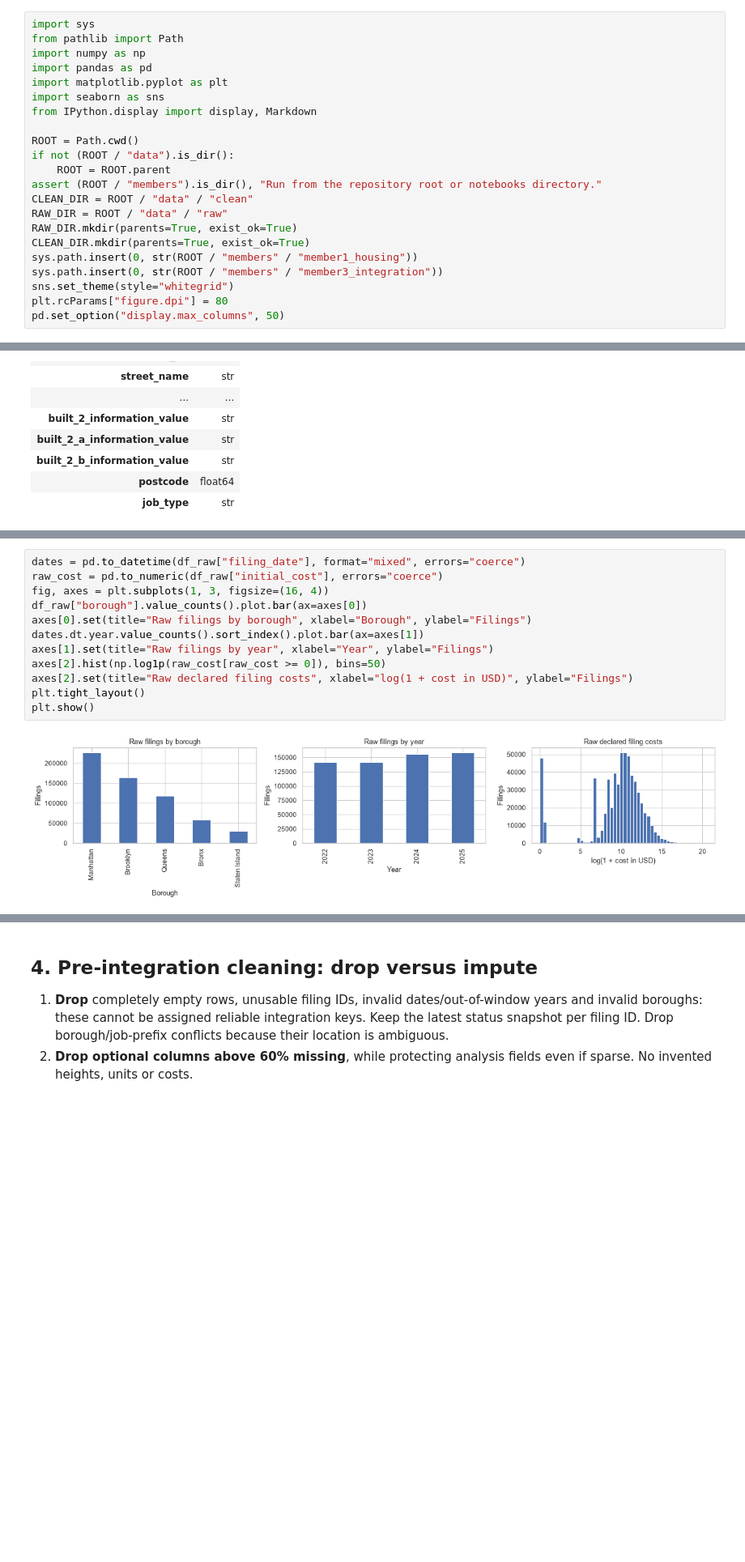
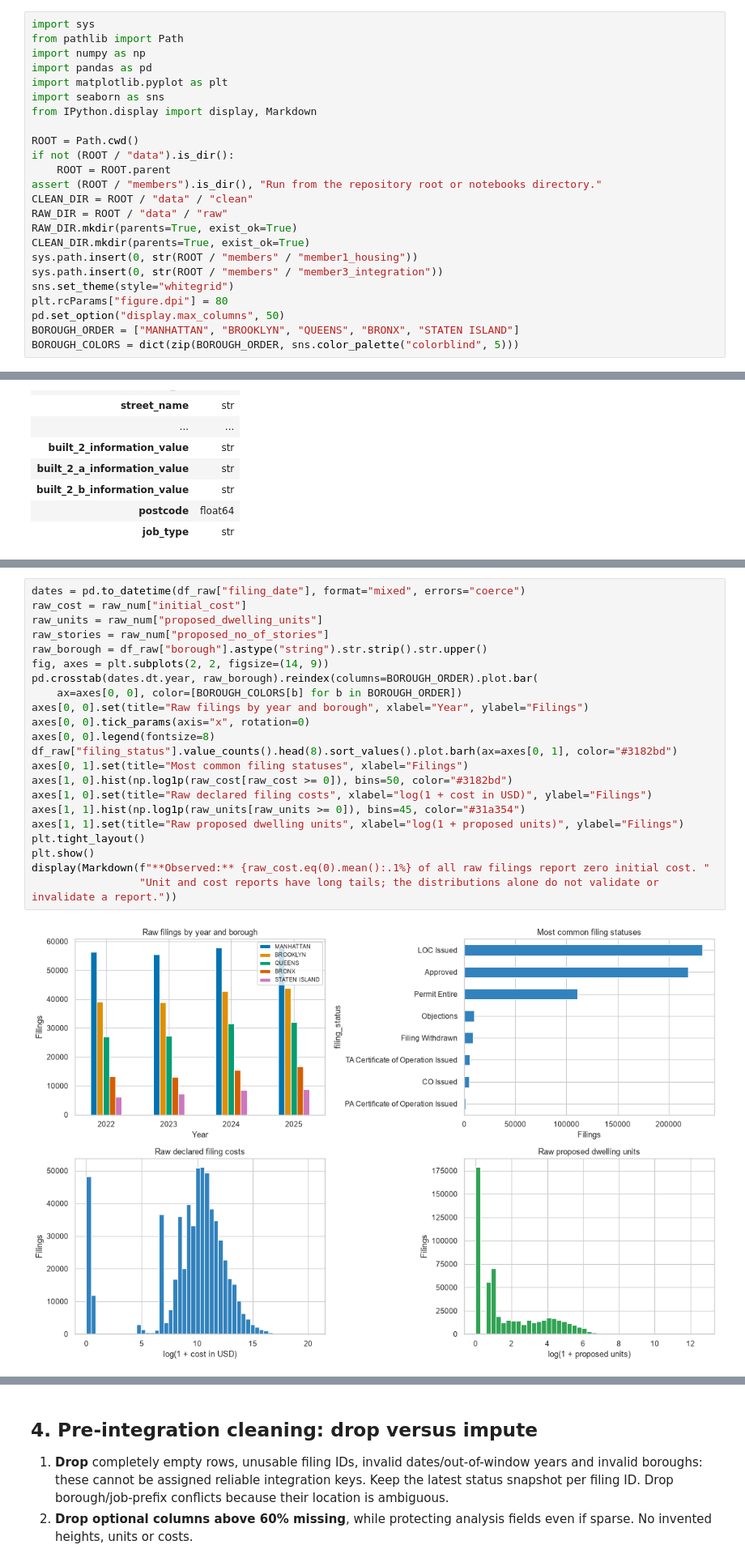
Before and after one commit to mariammashoud/nyc-housing-transport, a Jupyter notebook: notebooks/Member1_Housing.ipynb, the cells around one changed output, grey strips where cells are left out. Shown at 81% size. Saved outputs shown, nothing was run; the diff lists cells and outputs as text; blank space fills up the shorter version.

```diff
--- a/notebooks/Member1_Housing.ipynb
+++ b/notebooks/Member1_Housing.ipynb
@@ -30,6 +32,8 @@ sys.path.insert(0, str(ROOT / "members" / "member3_integration"))
 sns.set_theme(style="whitegrid")
 plt.rcParams["figure.dpi"] = 80
 pd.set_option("display.max_columns", 50)
+BOROUGH_ORDER = ["MANHATTAN", "BROOKLYN", "QUEENS", "BRONX", "STATEN ISLAND"]
+BOROUGH_COLORS = dict(zip(BOROUGH_ORDER, sns.color_palette("colorblind", 5)))
 # %% [markdown]
 ## 2. Source, columns and complete-window download
 The API has geography (`borough`, `postcode`, latitude/longitude), time (`filing_date`), identity (`job_filing_number`), building measures, cost and `job_type`. It also contains many personal/administrative fields that are not needed.
@@ -131,14 +185,24 @@ A log-scaled cost distribution makes the long right tail readable; it is not evi
 # %%
 dates = pd.to_datetime(df_raw["filing_date"], format="mixed", errors="coerce")
-raw_cost = pd.to_numeric(df_raw["initial_cost"], errors="coerce")
-fig, axes = plt.subplots(1, 3, figsize=(16, 4))
-df_raw["borough"].value_counts().plot.bar(ax=axes[0])
-axes[0].set(title="Raw filings by borough", xlabel="Borough", ylabel="Filings")
-dates.dt.year.value_counts().sort_index().plot.bar(ax=axes[1])
-axes[1].set(title="Raw filings by year", xlabel="Year", ylabel="Filings")
-axes[2].hist(np.log1p(raw_cost[raw_cost >= 0]), bins=50)
-axes[2].set(title="Raw declared filing costs", xlabel="log(1 + cost in USD)", ylabel="Filings")
+raw_cost = raw_num["initial_cost"]
+raw_units = raw_num["proposed_dwelling_units"]
+raw_stories = raw_num["proposed_no_of_stories"]
+raw_borough = df_raw["borough"].astype("string").str.strip().str.upper()
+fig, axes = plt.subplots(2, 2, figsize=(14, 9))
+pd.crosstab(dates.dt.year, raw_borough).reindex(columns=BOROUGH_ORDER).plot.bar(
+    ax=axes[0, 0], color=[BOROUGH_COLORS[b] for b in BOROUGH_ORDER])
+axes[0, 0].set(title="Raw filings by year and borough", xlabel="Year", ylabel="Filings")
+axes[0, 0].tick_params(axis="x", rotation=0)
+axes[0, 0].legend(fontsize=8)
+df_raw["filing_status"].value_counts().head(8).sort_values().plot.barh(ax=axes[0, 1], color="#3182bd")
+axes[0, 1].set(title="Most common filing statuses", xlabel="Filings")
+axes[1, 0].hist(np.log1p(raw_cost[raw_cost >= 0]), bins=50, color="#3182bd")
+axes[1, 0].set(title="Raw declared filing costs", xlabel="log(1 + cost in USD)", ylabel="Filings")
+axes[1, 1].hist(np.log1p(raw_units[raw_units >= 0]), bins=45, color="#31a354")
+axes[1, 1].set(title="Raw proposed dwelling units", xlabel="log(1 + proposed units)", ylabel="Filings")
 plt.tight_layout()
 plt.show()
+display(Markdown(f"**Observed:** {raw_cost.eq(0).mean():.1%} of all raw filings report zero initial cost. "
+                 "Unit and cost reports have long tails; the distributions alone do not validate or invalidate a report."))
 # %% [output]
-[figure, old version]
+[figure, new version]
```
Also changed, not shown: parts of 19 cells of this notebook, 6 other files.
